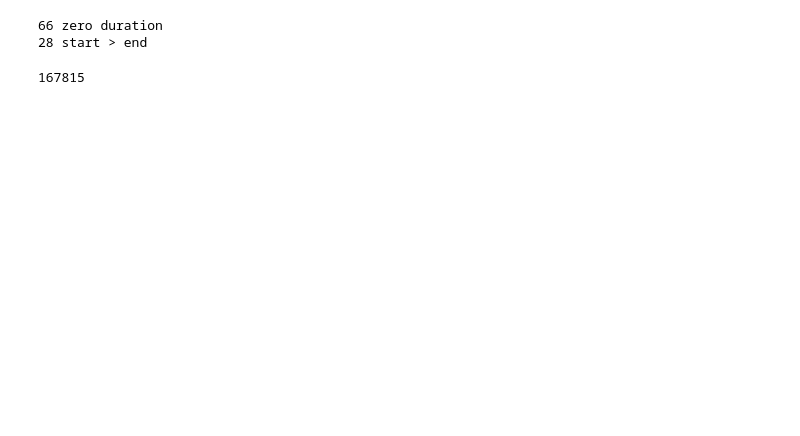
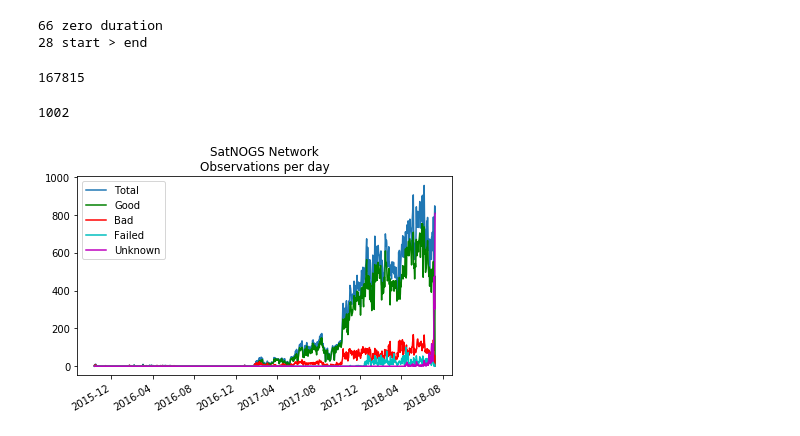
Before and after one commit to wiredlab/scheduling-bazaar, a Jupyter notebook: jupyter_notebooks/historical-observations.ipynb, the cells around one changed output. Cells and saved outputs as stored; diff of their text form; code cells hidden in the pictures; blank space fills up the shorter version.

Commit message:
network observations stats

```diff
--- a/jupyter_notebooks/historical-observations.ipynb
+++ b/jupyter_notebooks/historical-observations.ipynb
@@ -36,5 +39,10 @@ len(tree)
 167815
 # %%
 firstday = tree.begin().replace(hour=0, minute=0, second=0)
+lastday = tree.end().replace(hour=0, minute=0, second=0)
 
-days = [firstday + timedelta(days=i) for i in range(len(tree))]
+
+days = [firstday + timedelta(days=i) for i in range((lastday - firstday).days)]
+len(days)
+# %% [output]
+1002
@@ -48,0 +49,40 @@ for day in days:
+# %%
+total = []
+good = []
+bad = []
+failed = []
+unknown = []
+duration = []
+d = timedelta(seconds=0)
+
+oneday = timedelta(days=1)
+for i, day in enumerate(days):
+    obs = tree[day : day + oneday]
+    count = dict(total=0, good=0, bad=0, failed=0, unknown=0)
+    d = timedelta(seconds=0)
+    for o in obs:
+        count[o.data['vetted_status']] += 1
+        count['total'] += 1
+        d += o.end - o.begin
+    total.append(count['total'])
+    good.append(count['good'])
+    bad.append(count['bad'])
+    failed.append(count['failed'])
+    unknown.append(count['unknown'])
+    duration.append(d)
+# %%
+fig, ax = plt.subplots()
+
+ax.plot(days, total, label='Total')
+ax.plot(days, good, '-g', label='Good')
+ax.plot(days, bad, '-r', label='Bad')
+ax.plot(days, failed, '-c', label='Failed')
+ax.plot(days, unknown, '-m', label='Unknown')
+
+ax.set_title('SatNOGS Network\nObservations per day')
+ax.legend()
+fig.autofmt_xdate()
+plt.tight_layout()
+fig.savefig('network-obs-day.png', dpi=150)
+# %% [output]
+[figure, added]
```
Also changed, not shown: parts of 3 cells of this notebook.
